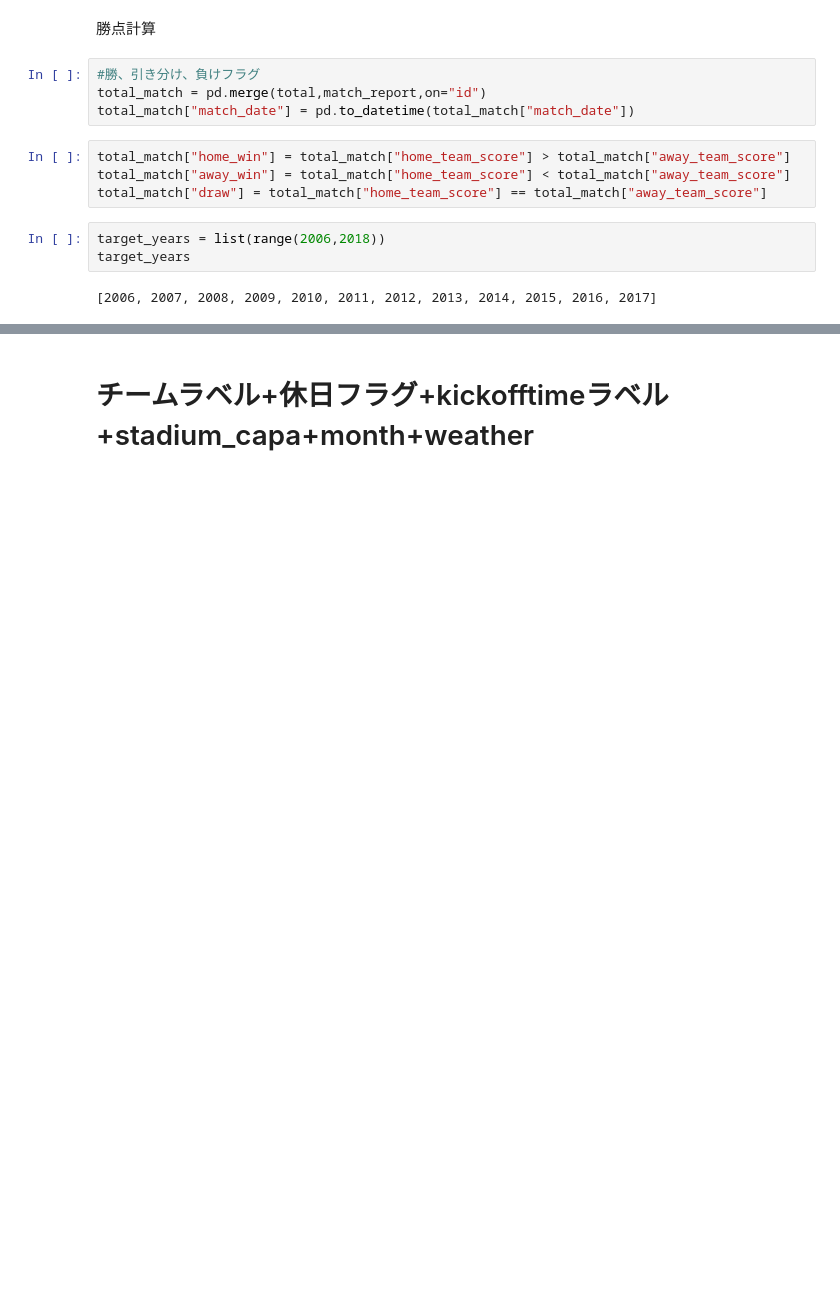
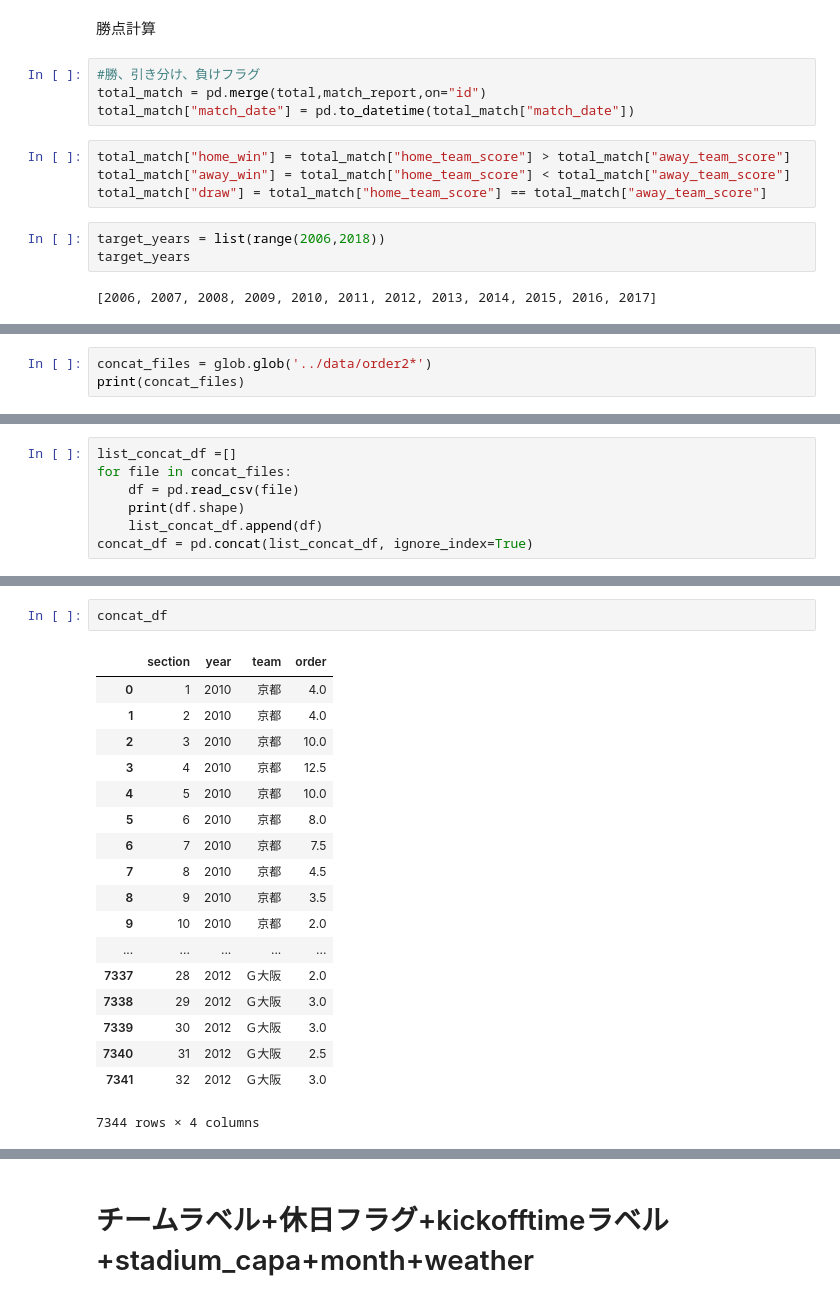
Before and after one commit to watanta/j, a Jupyter notebook: code/preprocess.ipynb, the cells around one changed output, grey strips where cells are left out. Drawn from its saved outputs; the diff is of its cells as text; blank space fills up the shorter version.

```diff
--- a/code/preprocess.ipynb
+++ b/code/preprocess.ipynb
@@ -791,0 +759,3 @@ See the caveats in the documentation: http://pandas.pydata.org/pandas-docs/stabl
+# %%
+concat_files = glob.glob('../data/order2*')
+print(concat_files)
@@ -791,0 +764,7 @@ See the caveats in the documentation: http://pandas.pydata.org/pandas-docs/stabl
+# %%
+list_concat_df =[]
+for file in concat_files:
+    df = pd.read_csv(file)
+    print(df.shape)
+    list_concat_df.append(df)
+concat_df = pd.concat(list_concat_df, ignore_index=True)
@@ -791,0 +784,21 @@ See the caveats in the documentation: http://pandas.pydata.org/pandas-docs/stabl
+# %%
+concat_df
+# %% [output]
+|  | section | year | team | order |
+| 0 | 1 | 2010 | 京都 | 4.0 |
+| 1 | 2 | 2010 | 京都 | 4.0 |
+| 2 | 3 | 2010 | 京都 | 10.0 |
+| 3 | 4 | 2010 | 京都 | 12.5 |
+| 4 | 5 | 2010 | 京都 | 10.0 |
+| 5 | 6 | 2010 | 京都 | 8.0 |
+| 6 | 7 | 2010 | 京都 | 7.5 |
+| 7 | 8 | 2010 | 京都 | 4.5 |
+| 8 | 9 | 2010 | 京都 | 3.5 |
+| 9 | 10 | 2010 | 京都 | 2.0 |
+| ... | ... | ... | ... | ... |
+| 7337 | 28 | 2012 | Ｇ大阪 | 2.0 |
+| 7338 | 29 | 2012 | Ｇ大阪 | 3.0 |
+| 7339 | 30 | 2012 | Ｇ大阪 | 3.0 |
+| 7340 | 31 | 2012 | Ｇ大阪 | 2.5 |
+| 7341 | 32 | 2012 | Ｇ大阪 | 3.0 |
+7344 rows × 4 columns
```
Also changed, not shown: parts of 25 cells of this notebook, 3 other files.
